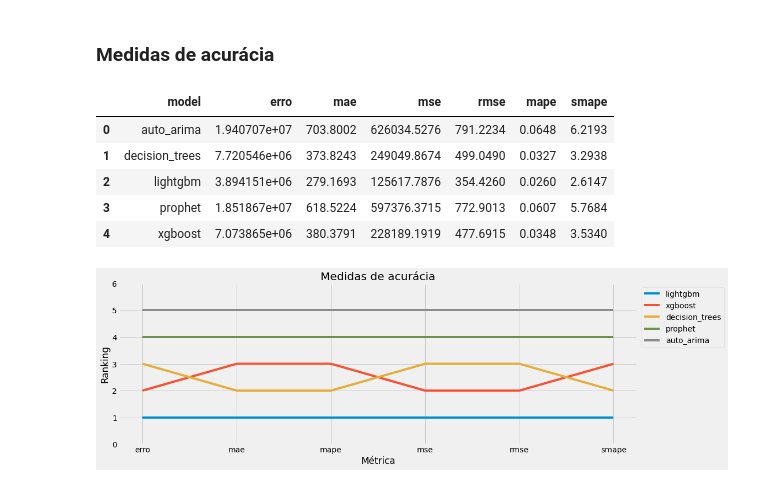
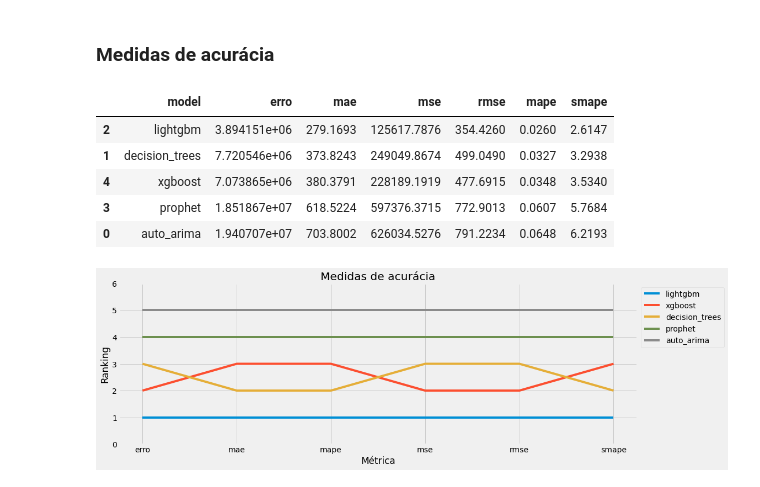
Before and after one commit to matheus-vizzotto/projecao_demanda_eletrica, a Jupyter notebook: models/compare_forecasts.ipynb, the cells around one changed output. Saved outputs shown, nothing was run; the diff lists cells and outputs as text; code cells hidden in the pictures.

```diff
--- a/models/compare_forecasts.ipynb
+++ b/models/compare_forecasts.ipynb
@@ -72,15 +72,15 @@ df2_metrics = pd.DataFrame(dict_metrics)
 temp_cols = df2_metrics.columns.to_list()
 new_col_order = temp_cols[-1:] + temp_cols[:-1]
 df2_metrics = df2_metrics[new_col_order]
-# %%
-df2_metrics
-# %% [output]
-|  | model | erro | mae | mse | rmse | mape | smape |
-| 0 | auto_arima | 1.940707e+07 | 703.8002 | 626034.5276 | 791.2234 | 0.0648 | 6.2193 |
-| 1 | decision_trees | 7.720546e+06 | 373.8243 | 249049.8674 | 499.0490 | 0.0327 | 3.2938 |
-| 2 | lightgbm | 3.894151e+06 | 279.1693 | 125617.7876 | 354.4260 | 0.0260 | 2.6147 |
-| 3 | prophet | 1.851867e+07 | 618.5224 | 597376.3715 | 772.9013 | 0.0607 | 5.7684 |
-| 4 | xgboost | 7.073865e+06 | 380.3791 | 228189.1919 | 477.6915 | 0.0348 | 3.5340 |
+# %%
+df2_metrics.sort_values(by = "mape")
+# %% [output]
+|  | model | erro | mae | mse | rmse | mape | smape |
+| 2 | lightgbm | 3.894151e+06 | 279.1693 | 125617.7876 | 354.4260 | 0.0260 | 2.6147 |
+| 1 | decision_trees | 7.720546e+06 | 373.8243 | 249049.8674 | 499.0490 | 0.0327 | 3.2938 |
+| 4 | xgboost | 7.073865e+06 | 380.3791 | 228189.1919 | 477.6915 | 0.0348 | 3.5340 |
+| 3 | prophet | 1.851867e+07 | 618.5224 | 597376.3715 | 772.9013 | 0.0607 | 5.7684 |
+| 0 | auto_arima | 1.940707e+07 | 703.8002 | 626034.5276 | 791.2234 | 0.0648 | 6.2193 |
 # %%
 df3_metrics = df2_metrics.melt(id_vars = "model", var_name="metric")
 df3_metrics["metric_ranking"] = df3_metrics.groupby(["metric"])["value"].rank("first")
```
Also changed, not shown: parts of 6 cells of this notebook.
